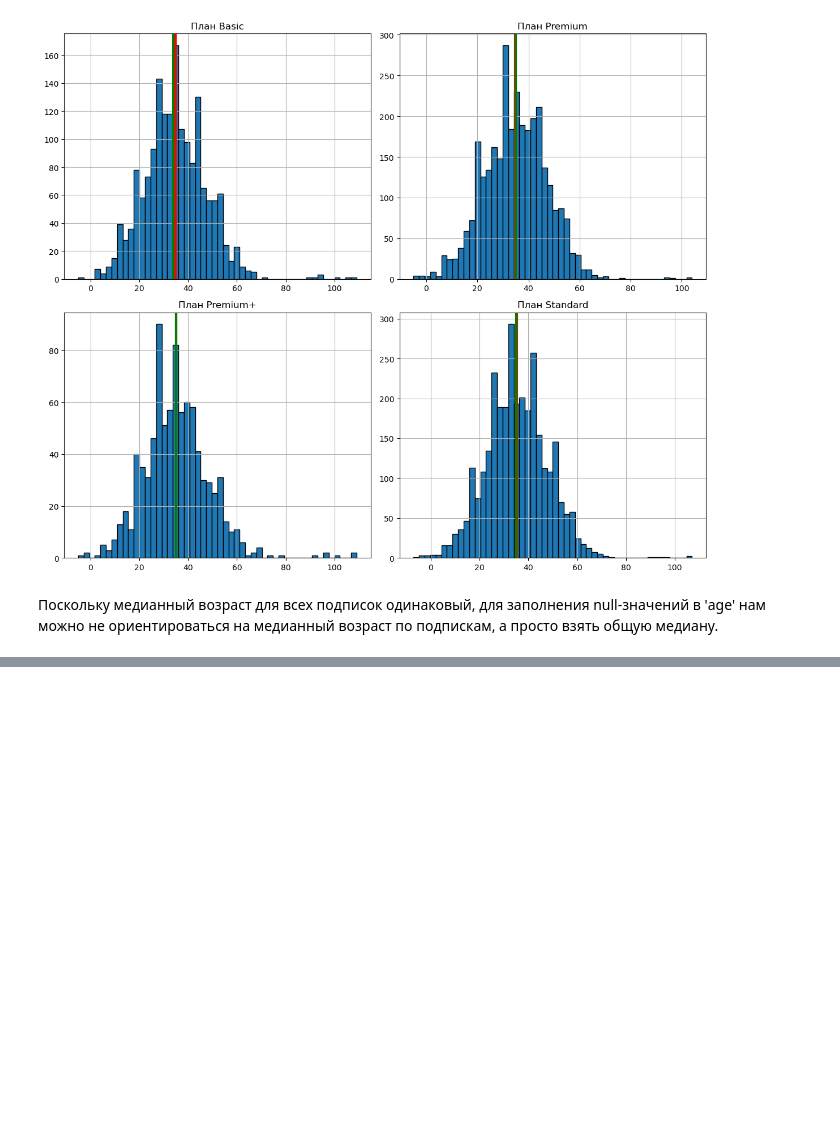
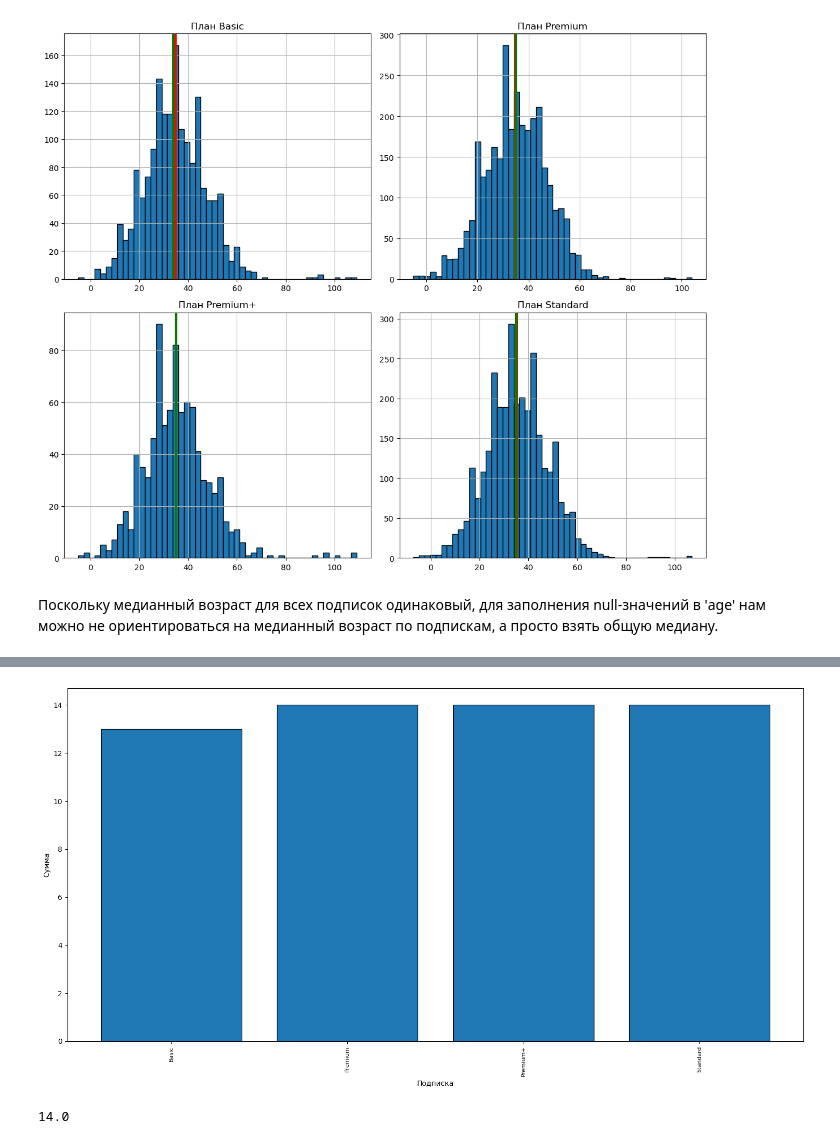
Before and after one commit to rouch314/netflix-users-behavior-analysis, a Jupyter notebook: netflix-analysis.ipynb, the cells around one changed output, grey strips where cells are left out. Saved outputs shown, nothing was run; the diff lists cells and outputs as text; code cells hidden in the pictures; blank space fills up the shorter version.

Commit message:
Add files via upload
Заполнены пропуски в "monthly_spend" и "household_size"

```diff
--- a/netflix-analysis.ipynb
+++ b/netflix-analysis.ipynb
@@ -278,4 +278,4 @@ plt.show()
 # %% [markdown]
 Поскольку медианный возраст для всех подписок одинаковый, для заполнения null-значений в 'age' нам можно не ориентироваться на медианный возраст по подпискам, а просто взять общую медиану.
 # %%
-users_clean['age'] = users_clean['age'].fillna(users_clean['age'].median())
+users_clean['age'] = users_clean['age'].fillna(users_clean['age'].median()).round(0)
@@ -299,0 +293,3 @@ Name: age, Length: 130, dtype: float64
+# %%
+users_clean['gender'] = users_clean['gender'].fillna('Not filled')
+users_clean['gender'].info()
@@ -299,0 +305,17 @@ Name: age, Length: 130, dtype: float64
+# %%
+users_spent = users_clean.groupby(['subscription_plan'])['monthly_spend'].median().round(0)
+plt.figure(figsize=(15, 8))
+plt.bar(users_spent.index, users_spent.values, edgecolor='black', linewidth=0.9)
+plt.xlabel('Подписка')
+plt.ylabel('Сумма')
+
+plt.xticks(ticks=users_spent.index, fontsize=8, rotation=90)
+plt.tight_layout()
+plt.show()
+# %% [output]
+[figure, added]
+# %%
+spent_median = users_spent.median()
+print(spent_median)
+# %% [output]
+14.0
```
Also changed, not shown: parts of 11 cells of this notebook.
